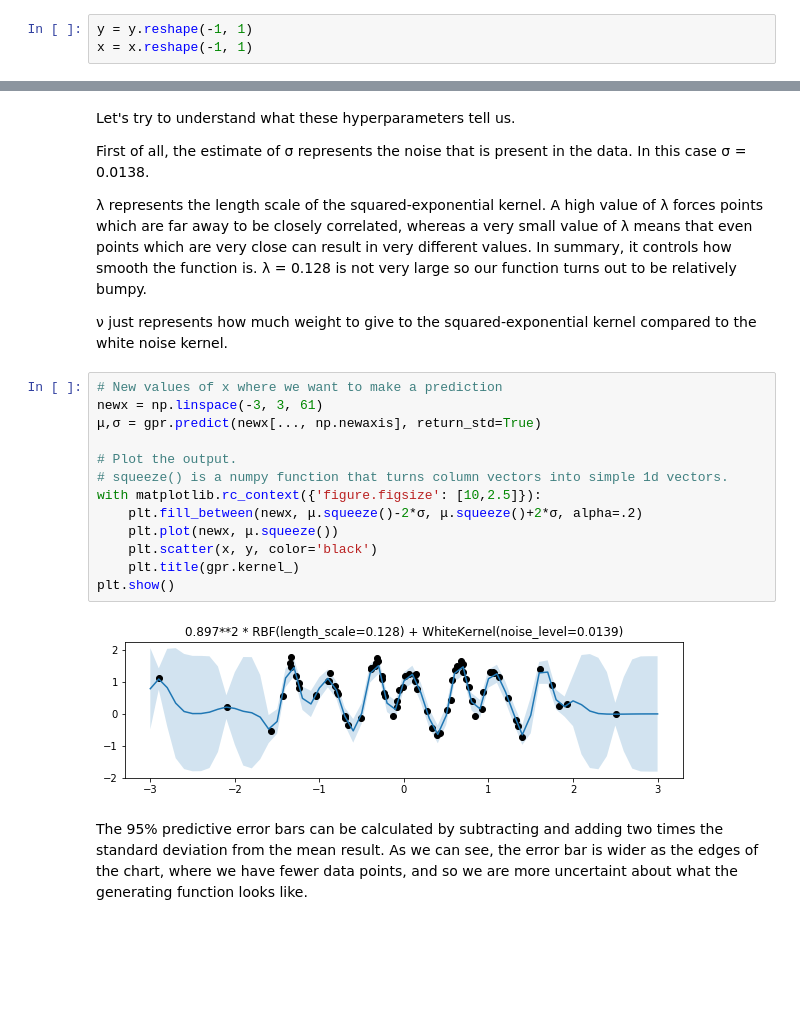
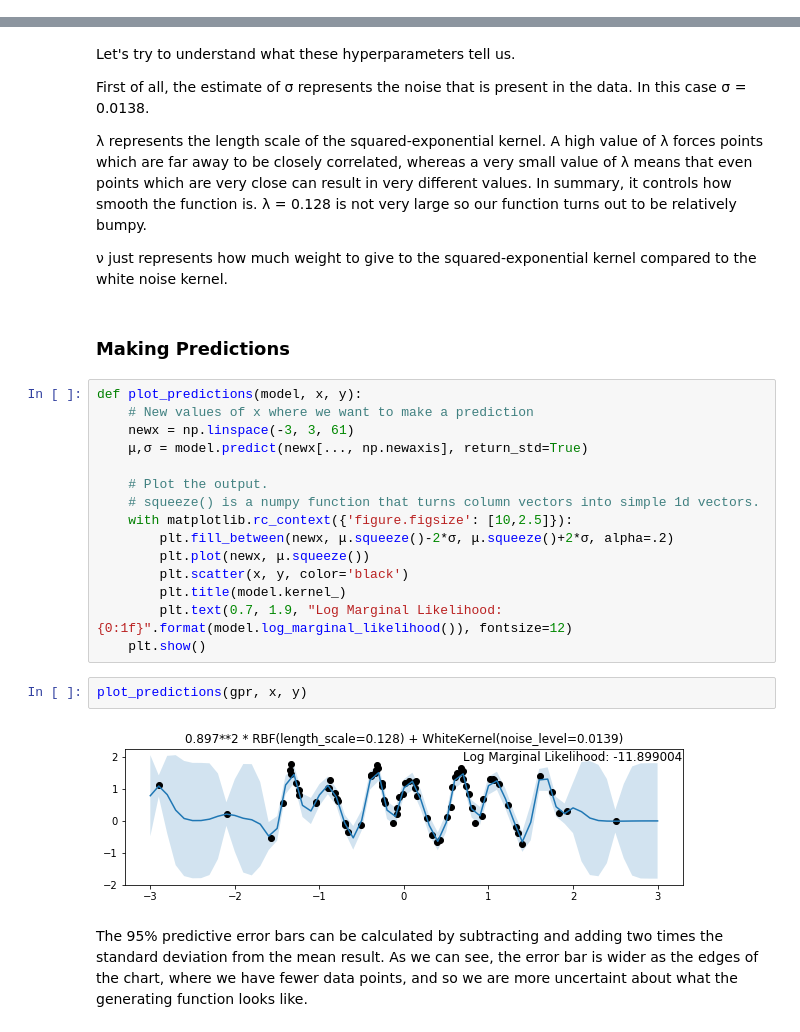
Before and after one commit to emalgorithm/MPhil-ACS-Projects, a Jupyter notebook: LE49/Coursework 1/coursework1.ipynb, the cells around one changed output, grey strips where cells are left out. Saved outputs shown, nothing was run; the diff lists cells and outputs as text; blank space fills up the shorter version.

```diff
--- a/LE49/Coursework 1/coursework1.ipynb
+++ b/LE49/Coursework 1/coursework1.ipynb
@@ -39,9 +41,6 @@ r = requests.get('https://teachingfiles.blob.core.windows.net/probml/cw1a.mat')
 with io.BytesIO(r.content) as f:
     data = scipy.io.loadmat(f)
     x,y = data['x'], data['y']
-# %%
-y = y.reshape(-1, 1)
-x = x.reshape(-1, 1)
 # %%
 print("x has shape {}".format(x.shape))
 print("y has shape {}".format(y.shape))
@@ -89,21 +92,27 @@ First of all, the estimate of σ represents the noise that is present in the dat
 λ represents the length scale of the squared-exponential kernel. A high value of λ forces points which are far away to be closely correlated, whereas a very small value of λ means that even points which are very close can result in very different values. In summary, it controls how smooth the function is. λ = 0.128 is not very large so our function turns out to be relatively bumpy.
 
 ν just represents how much weight to give to the squared-exponential kernel compared to the white noise kernel.
+# %% [markdown]
+### Making Predictions
 # %%
-# New values of x where we want to make a prediction
-newx = np.linspace(-3, 3, 61)
-μ,σ = gpr.predict(newx[..., np.newaxis], return_std=True)
+def plot_predictions(model, x, y):
+    # New values of x where we want to make a prediction
+    newx = np.linspace(-3, 3, 61)
+    μ,σ = model.predict(newx[..., np.newaxis], return_std=True)
 
-# Plot the output.
-# squeeze() is a numpy function that turns column vectors into simple 1d vectors.
-with matplotlib.rc_context({'figure.figsize': [10,2.5]}):
-    plt.fill_between(newx, μ.squeeze()-2*σ, μ.squeeze()+2*σ, alpha=.2)
-    plt.plot(newx, μ.squeeze())
-    plt.scatter(x, y, color='black')
-    plt.title(gpr.kernel_)
-plt.show()
+    # Plot the output.
+    # squeeze() is a numpy function that turns column vectors into simple 1d vectors.
+    with matplotlib.rc_context({'figure.figsize': [10,2.5]}):
+        plt.fill_between(newx, μ.squeeze()-2*σ, μ.squeeze()+2*σ, alpha=.2)
+        plt.plot(newx, μ.squeeze())
+        plt.scatter(x, y, color='black')
+        plt.title(model.kernel_)
+        plt.text(0.7, 1.9, "Log Marginal Likelihood: {0:1f}".format(model.log_marginal_likelihood()), fontsize=12)
+    plt.show()
-# %% [output]
-[figure, removed]
+# %%
+plot_predictions(gpr, x, y)
+# %% [output]
+[figure, added]
 # %% [markdown]
 The 95% predictive error bars can be calculated by subtracting and adding two times the standard deviation from the mean result.
 As we can see, the error bar is wider as the edges of the chart, where we have fewer data points, and so we are more uncertaint about what the generating function looks like.
```
Also changed, not shown: parts of 52 cells of this notebook.
